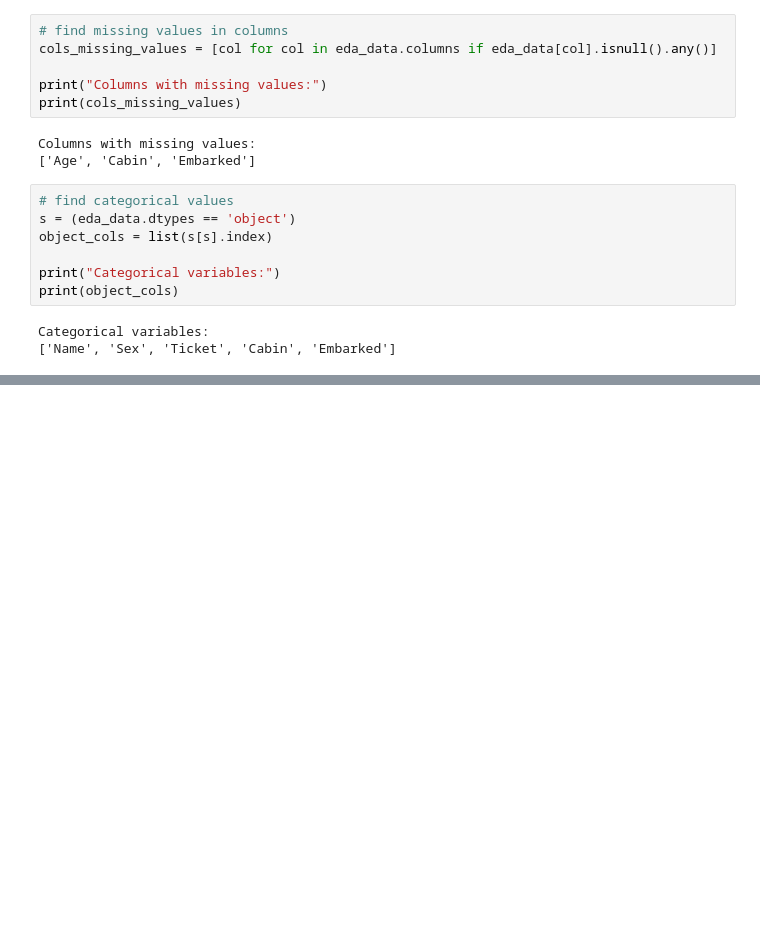
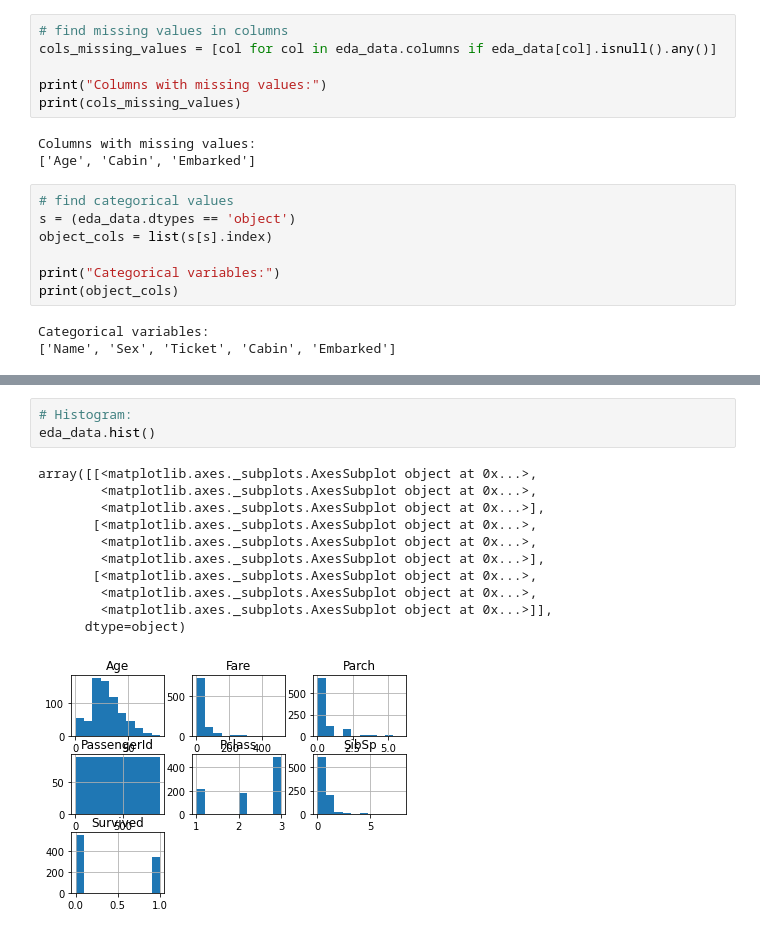
Before and after one commit to ssiegmund/kaggleTitanicChallenge, a Jupyter notebook: notebook/eda/edaDiscover.ipynb, the cells around one changed output, grey strips where cells are left out. Drawn from its saved outputs; the diff is of its cells as text; blank space fills up the shorter version.

Commit message:
Add correlation and histogram to data discovery notebook

```diff
--- a/notebook/eda/edaDiscover.ipynb
+++ b/notebook/eda/edaDiscover.ipynb
@@ -45,0 +58,15 @@ Categorical variables:
+# %%
+# Histogram:
+eda_data.hist()
+# %% [output]
+array([[<matplotlib.axes._subplots.AxesSubplot object at 0x...>,
+        <matplotlib.axes._subplots.AxesSubplot object at 0x...>,
+        <matplotlib.axes._subplots.AxesSubplot object at 0x...>],
+       [<matplotlib.axes._subplots.AxesSubplot object at 0x...>,
+        <matplotlib.axes._subplots.AxesSubplot object at 0x...>,
+        <matplotlib.axes._subplots.AxesSubplot object at 0x...>],
+       [<matplotlib.axes._subplots.AxesSubplot object at 0x...>,
+        <matplotlib.axes._subplots.AxesSubplot object at 0x...>,
+        <matplotlib.axes._subplots.AxesSubplot object at 0x...>]],
+      dtype=object)
+[figure, added]
```
Also changed, not shown: parts of 1 cell of this notebook.
